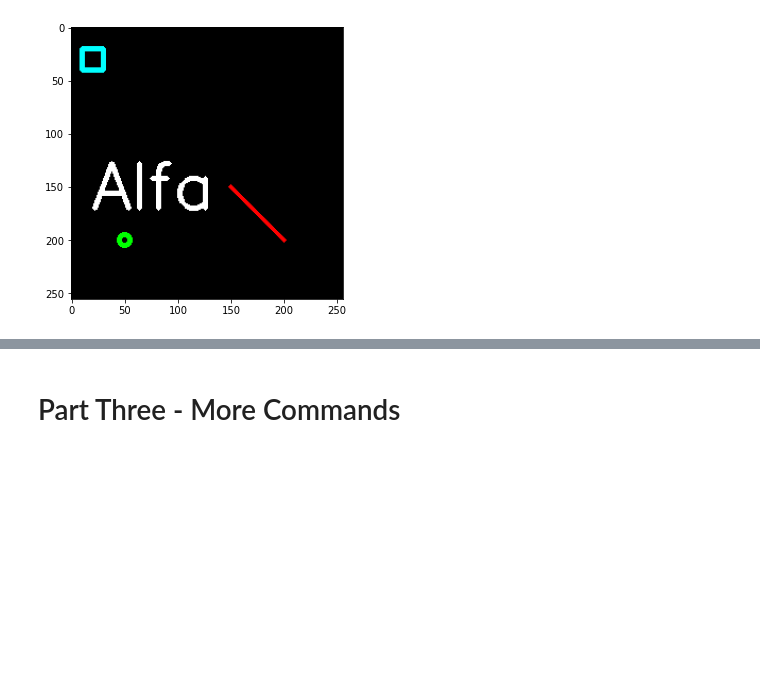
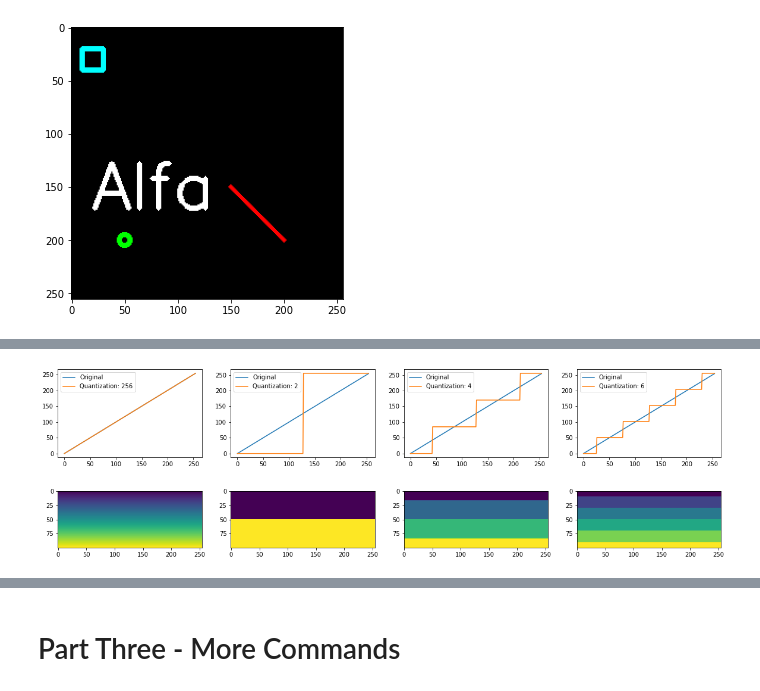
Before and after one commit to CarlosPena00/Workshops, a Jupyter notebook: Vision/0.vision-with-opencv.ipynb, the cells around one changed output, grey strips where cells are left out. Drawn from its saved outputs; the diff is of its cells as text; code cells hidden in the pictures; blank space fills up the shorter version.

```diff
--- a/Vision/0.vision-with-opencv.ipynb
+++ b/Vision/0.vision-with-opencv.ipynb
@@ -166,0 +187,19 @@ plt.imshow(sample_draw, vmax=255, vmin=0, cmap='gray')
+# %%
+## Color Quantization
+
+plt.figure(figsize=(20, 6))
+values = np.array(list(range(0, 255)))
+step = [255//255, 255, 255//3, 255//5]
+
+for idx, Q in enumerate(step):
+    plt.subplot(2, len(step),idx+1)
+    plt.plot(values, label="Original")
+    qvalues = np.round(values/Q)*Q
+    plt.plot(qvalues, label=f"Quantization: {(255//Q)+1}")
+    plt.legend()
+
+    view = cv2.resize(qvalues[:, None], (255,100))
+    plt.subplot(2, len(step), idx + 1 + len(step) )
+    plt.imshow(view)
+# %% [output]
+[figure, added]
```
Also changed, not shown: parts of 3 cells of this notebook, 1 other file.
